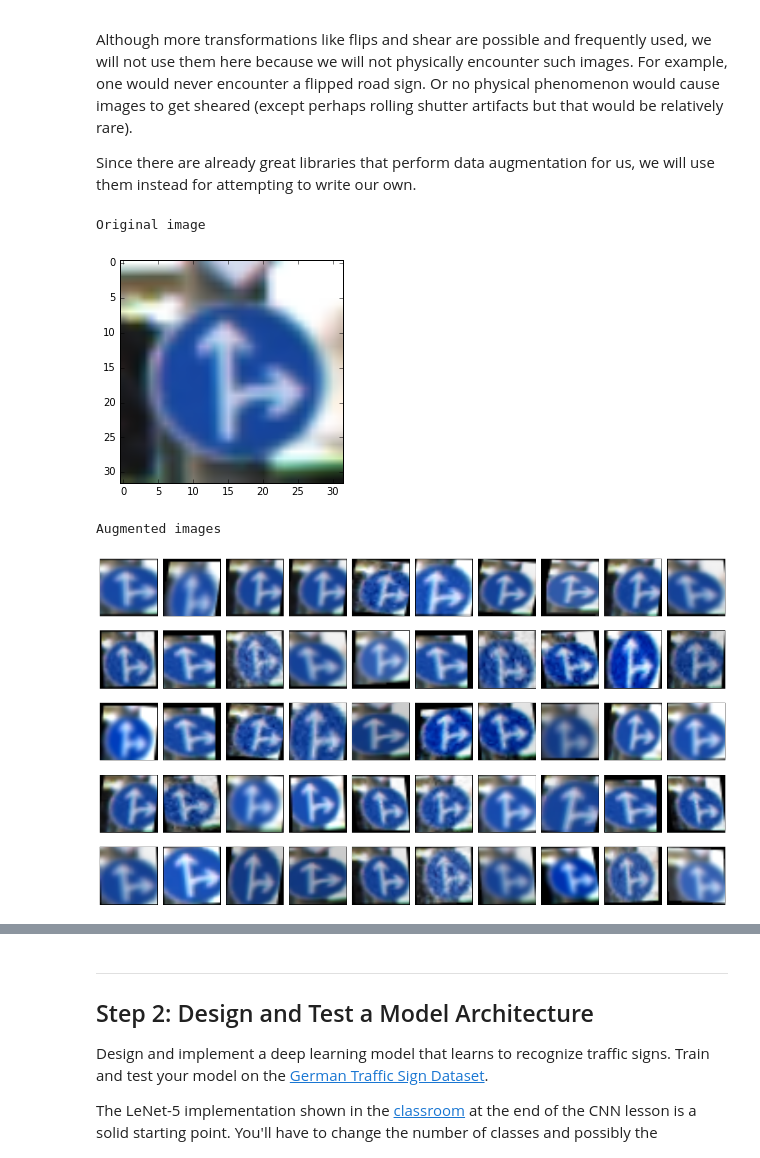
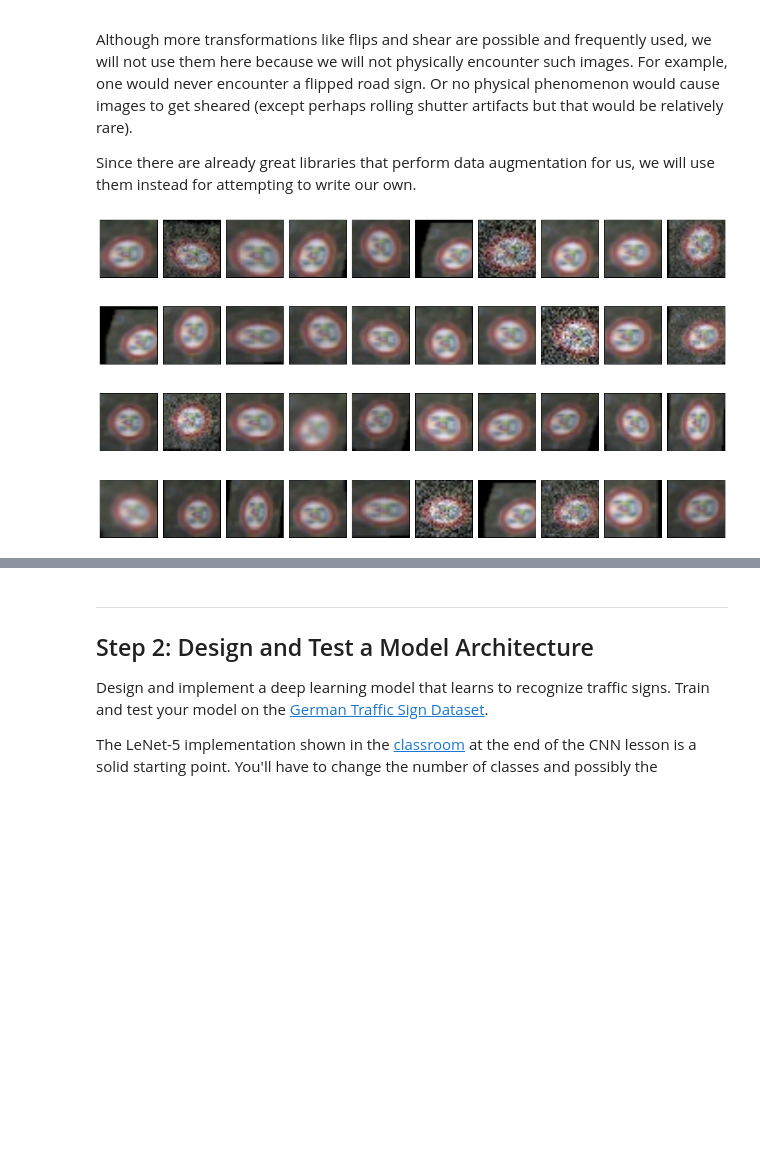
Before and after one commit to precyon/Traffic-Sign-Classifier, a Jupyter notebook: Traffic_Sign_Classifier.ipynb, the cells around one changed output, grey strips where cells are left out. Cells and saved outputs as stored; diff of their text form; code cells hidden in the pictures; blank space fills up the shorter version.

Commit message:
Helper functions to display and analyze augmented dataset. More tweaks to the pipeline

```diff
--- a/Traffic_Sign_Classifier.ipynb
+++ b/Traffic_Sign_Classifier.ipynb
@@ -22,10 +22,16 @@ np.random.seed(3)
 ## Loading the data
 # %%
 # Load pickled data
+# Choose whether to use augmented or the original data
+LoadAugmentedData = False
+SaveAugmentedData = False
+UseAugmentedDataForTraining = False
 
-# TODO: Fill this in based on where you saved the training and testing data
+if LoadAugmentedData:
+    training_file   = "traffic-signs-data/train-augmented.p"
+else:
+    training_file   = "traffic-signs-data/train.p"
 
-training_file   = "traffic-signs-data/train.p"
 validation_file ="traffic-signs-data/valid.p"
 testing_file    = "traffic-signs-data/test.p"
 
@@ -39,6 +45,3 @@ with open(testing_file, mode='rb') as f:
 x_train, y_train = train['features'], train['labels']
 x_valid, y_valid = valid['features'], valid['labels']
 x_test, y_test   = test['features'],  test['labels']
-
-# Shuffle the training set before going any further
-#x_train, y_train = shuffle(x_train, y_train)
@@ -167,37 +141,35 @@ Although more transformations like flips and shear are possible and frequently u
 
 Since there are already great libraries that perform data augmentation for us, we will use them instead for attempting to write our own.
 # %%
-
-
 from imgaug import augmenters as iaa
 
 
 seq = iaa.Sequential([
     iaa.Crop(percent=(0, 0.22)), # random crops
 
+    iaa.Sometimes(0.3,
     iaa.OneOf([
-    # Small gaussian blur with random sigma
     iaa.GaussianBlur(sigma=(0, 1.25)),
-
-    # Add gaussian noise.
-    iaa.AdditiveGaussianNoise(loc=0, scale=(0 ,0.10*255))
-    ]),
+    iaa.AdditiveGaussianNoise(loc=0, scale=(0 ,0.15*255))
+    ])),
 
     # Strengthen or weaken the contrast in each image.
-    iaa.Sometimes(0.25, iaa.ContrastNormalization((0.75, 1.5))),
+    #iaa.Sometimes(0.25, iaa.ContrastNormalization((0.75, 1.5))),
 
     # Make some images brighter and some darker.
-    iaa.Multiply((0.8, 1.2)),
+    iaa.Multiply((0.9, 1.2)),
     # Apply affine transformations to each image.
     # Scale/zoom them, translate/move them, rotate them and shear them.
 
-    iaa.Sometimes(0.2, iaa.Affine(translate_percent={"x": (-0.1, 0.1), "y": (-0.1, 0.1)})),
+    iaa.Sometimes(0.1, iaa.Affine(translate_percent={"x": (-0.1, 0.1), "y": (-0.1, 0.1)})),
 
     iaa.Affine(
         scale={"x": (0.9, 1.1), "y": (0.9, 1.1)},
-        rotate=(-5, 5),
-        shear=(-10, 10)
+        rotate=(-6, 6),
+        shear=(-15, 15)
     )
+
+    #iaa.Affine(rotate=(89, 91))
 ], random_order=True)
 
 
@@ -208,40 +180,56 @@ def augmentSingleBatch(imgs, labels, ratio, sequence):
 
     #augment labels
     labels = np.repeat(labels, repeats=ratio, axis=0)
     return augmented, labels
 
 def showRandomAugmentedImages(x, numImgs):
     cols = 10
     rows = np.ceil(numImgs/cols)
 
     chooseImgs = np.random.randint(0, x.shape[0], size=numImgs)
 
     augFig = plt.figure(figsize=(17,10))
     for i, img in np.ndenumerate(chooseImgs):
         #print(i[0]+1)
         plt.subplot(rows, cols, i[0]+1)
         plt.imshow(x[img, :,:,:])
         plt.xticks([])
         plt.yticks([])
     plt.tight_layout()
     plt.show()
 
 def testAugmentationSequence(img, numImgs):
     augmented = np.repeat(np.reshape(img, (1, *img.shape)), repeats=numImgs, axis=0)
     #print(augmented.shape)
     augmented, _ = augmentSingleBatch(augmented, np.array([0]), ratio=2, sequence=seq)
     #print(augmented.shape)
     showRandomAugmentedImages(augmented, numImgs)
 
+def extendDataset(x, y, ratio, sequence):
+    #TODO: Do this batch-wise
+    x_aug, y_aug = augmentSingleBatch(x, y, ratio, sequence)
+    return x_aug, y_aug
 
-i = 1034
-print("Original image")
-plt.imshow(x_train[i, :,:,:])
-plt.show()
-print("Augmented images")
-testAugmentationSequence(x_train[1034, :,:,:], 50)
+def balanceDataset(x,y, minsamples, sequence):
+    x_aug, y_aug = np.empty(shape=(0, 32, 32, 3), dtype=np.uint8), np.empty(shape=(0), dtype=np.uint8)
+    num = 0
+    for sign in range(n_classes):
+        signIdx = (y==sign)
+        signNum = np.count_nonzero(signIdx)
+        if signNum < 800:
+            ratio = np.max([2.0, np.floor(1500.0/signNum)])
+            #num = num + signNum*ratio
+            batch_x, batch_y = augmentSingleBatch(x[signIdx, :,:,:], y[signIdx], ratio, sequence)
+            x_aug = np.append(x_aug, batch_x, axis=0)
+            y_aug = np.append(y_aug, batch_y, axis=0)
+            #print(x_aug.shape, y_aug.shape)
+        else:
+            continue
+    return x_aug,y_aug
+
+
+#Visualize the augmentation pipline on a single image
+i = 2374
+testAugmentationSequence(x_train[i,:,:,:], 40)
 # %% [output]
-Original image
-[figure, old version]
+[figure, new version]
-Augmented images
-[figure, removed]
```
Also changed, not shown: parts of 13 cells of this notebook.
